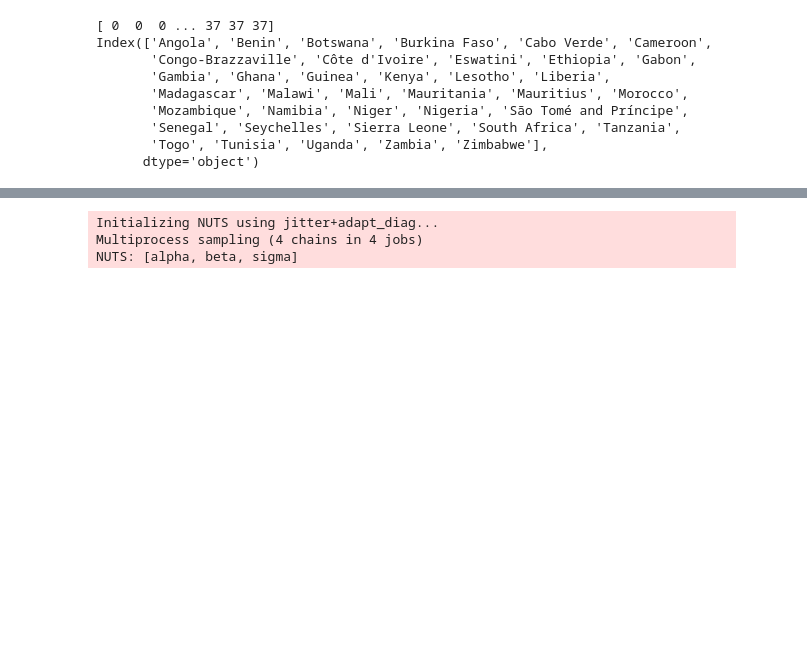
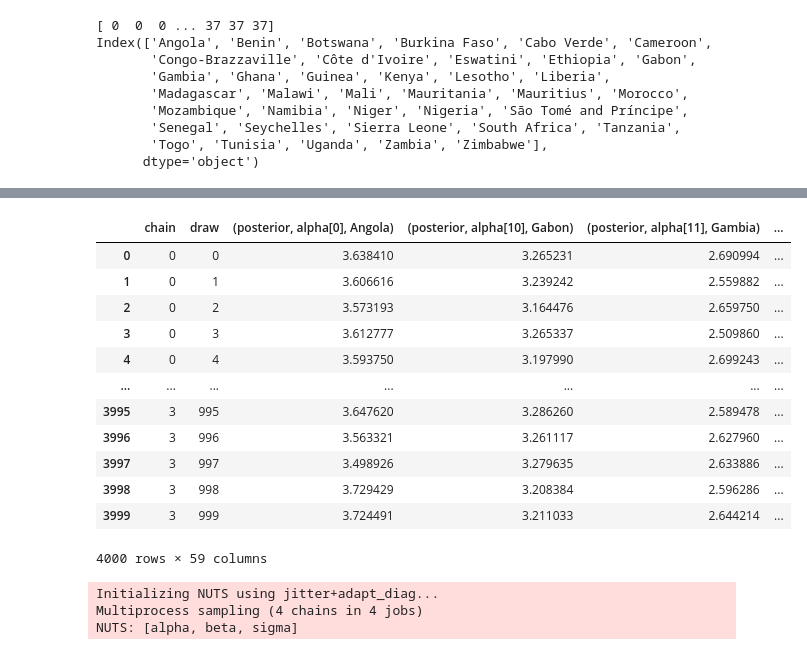
Before and after one commit to mw1296/dsan5650_social_causal_inference, a Jupyter notebook: DSAN5650_HW2B.ipynb, the cells around one changed output, grey strips where cells are left out. Cells and saved outputs as stored; diff of their text form; code cells hidden in the pictures; blank space fills up the shorter version.

```diff
--- a/DSAN5650_HW2B.ipynb
+++ b/DSAN5650_HW2B.ipynb
@@ -328,6 +322,22 @@ with pm.Model(coords=coords) as np_model:
 pm.model_to_graphviz(np_model)
 # %% [output]
 [drawing not drawn]
+# %%
+np_trace.to_dataframe()
+# %% [output]
+|  | chain | draw | (posterior, alpha[0], Angola) | (posterior, alpha[10], Gabon) | (posterior, alpha[11], Gambia) | ... |
+| 0 | 0 | 0 | 3.638410 | 3.265231 | 2.690994 | ... |
+| 1 | 0 | 1 | 3.606616 | 3.239242 | 2.559882 | ... |
+| 2 | 0 | 2 | 3.573193 | 3.164476 | 2.659750 | ... |
+| 3 | 0 | 3 | 3.612777 | 3.265337 | 2.509860 | ... |
+| 4 | 0 | 4 | 3.593750 | 3.197990 | 2.699243 | ... |
+| ... | ... | ... | ... | ... | ... | ... |
+| 3995 | 3 | 995 | 3.647620 | 3.286260 | 2.589478 | ... |
+| 3996 | 3 | 996 | 3.563321 | 3.261117 | 2.627960 | ... |
+| 3997 | 3 | 997 | 3.498926 | 3.279635 | 2.633886 | ... |
+| 3998 | 3 | 998 | 3.729429 | 3.208384 | 2.596286 | ... |
+| 3999 | 3 | 999 | 3.724491 | 3.211033 | 2.644214 | ... |
+4000 rows × 59 columns
 # %%
 with np_model:
     np_trace = pm.sample(random_seed=5650)
```
Also changed, not shown: parts of 4 cells of this notebook, 5 other files.
